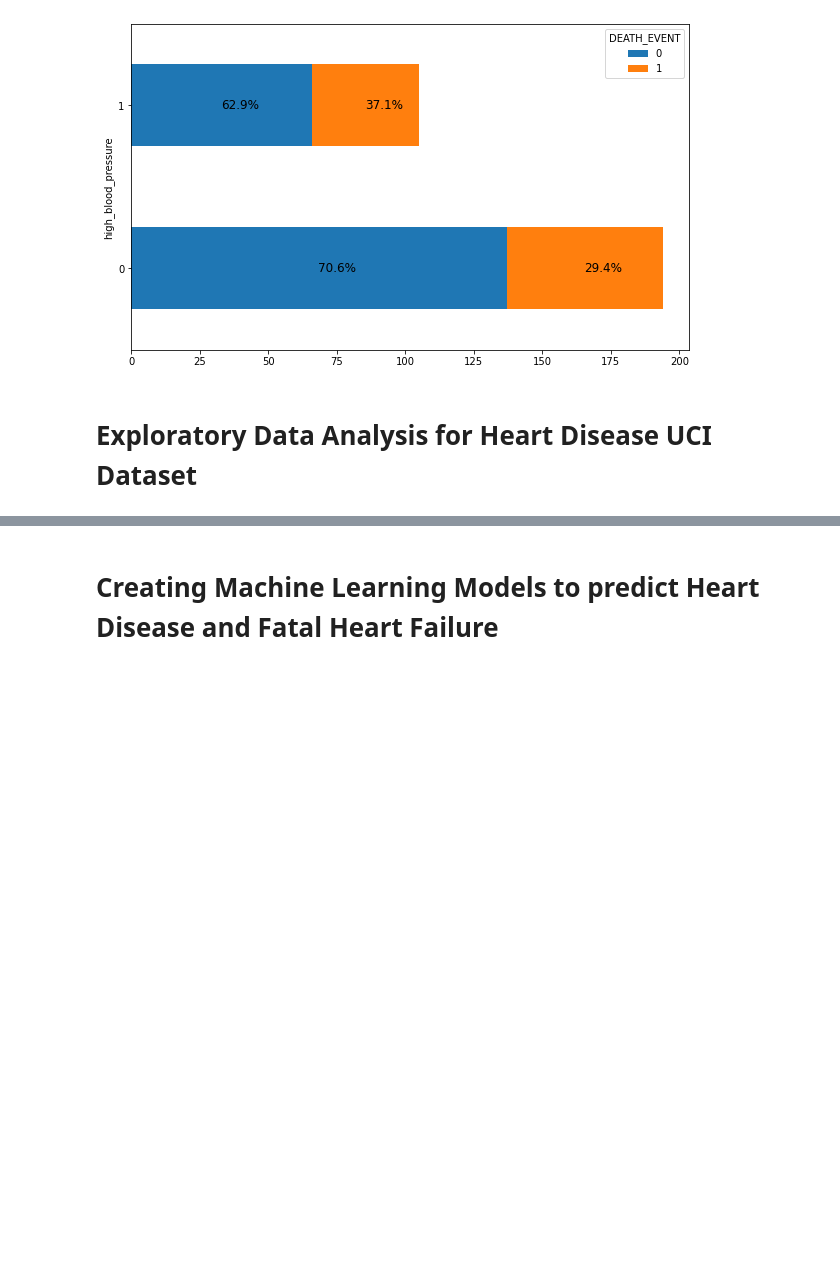
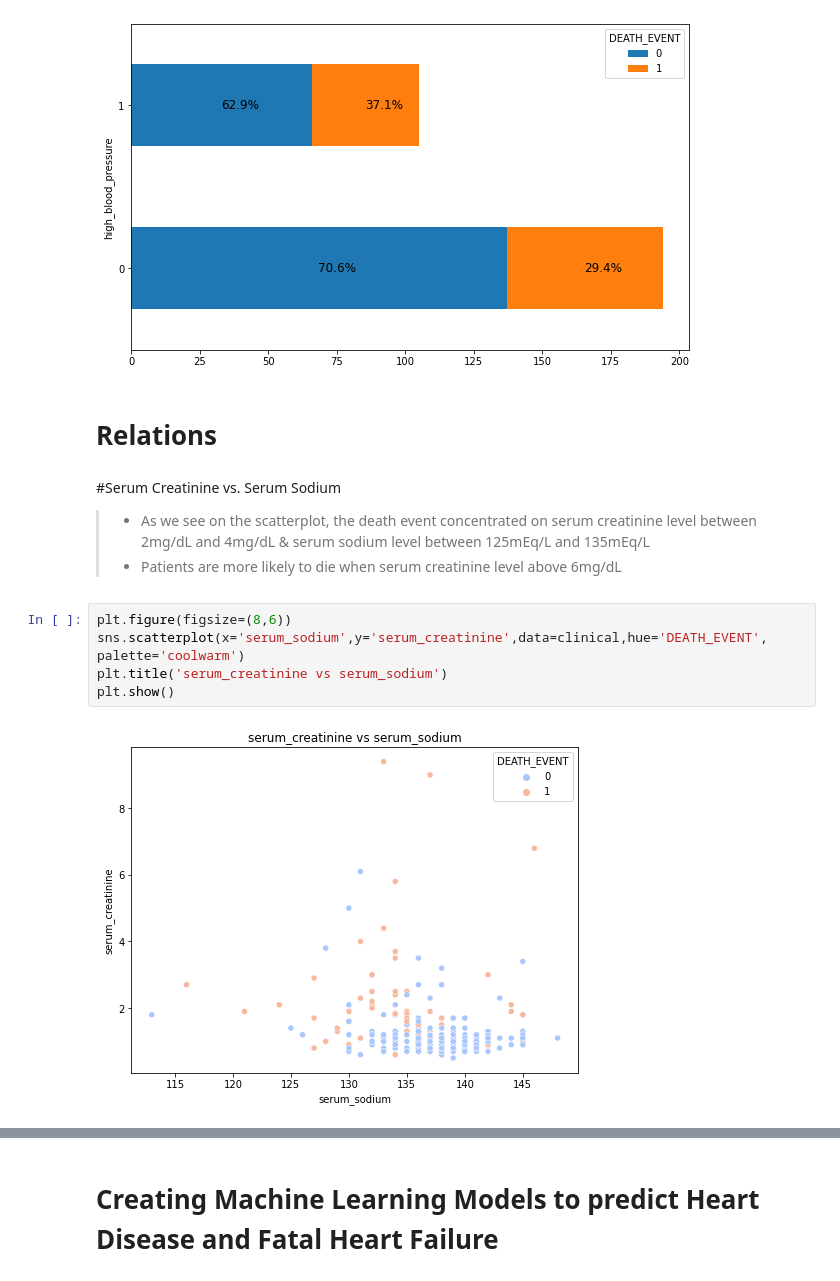
Before and after one commit to AntonioMoralCevallos/Predicting_Fatal_Heart_Failure-Project, a Jupyter notebook: Team_Assignment_7b.ipynb, the cells around one changed output, grey strips where cells are left out. Drawn from its saved outputs; the diff is of its cells as text; blank space fills up the shorter version.

```diff
--- a/Team_Assignment_7b.ipynb
+++ b/Team_Assignment_7b.ipynb
@@ -188,5 +295,18 @@ for i,rec in enumerate(ax.patches):
     ax.text(rec.get_xy()[0]+rec.get_width()/2+kx,rec.get_xy()[1]+rec.get_height()/2+ky,'{:.1%}'.format(values[i]/100), fontsize=12, color='black')
 # %% [output]
 [figure]
-# %% [markdown]
-# Exploratory Data Analysis for Heart Disease UCI Dataset
+# %% [markdown]
+# Relations
+# %% [markdown]
+#Serum Creatinine vs. Serum Sodium
+
+
+> - As we see on the scatterplot, the death event concentrated on serum creatinine level between 2mg/dL and 4mg/dL & serum sodium level between 125mEq/L and 135mEq/L
+> - Patients are more likely to die when serum creatinine level above 6mg/dL
+# %%
+plt.figure(figsize=(8,6))
+sns.scatterplot(x='serum_sodium',y='serum_creatinine',data=clinical,hue='DEATH_EVENT', palette='coolwarm')
+plt.title('serum_creatinine vs serum_sodium')
+plt.show()
+# %% [output]
+[figure, added]
```
Also changed, not shown: parts of 72 cells of this notebook.
